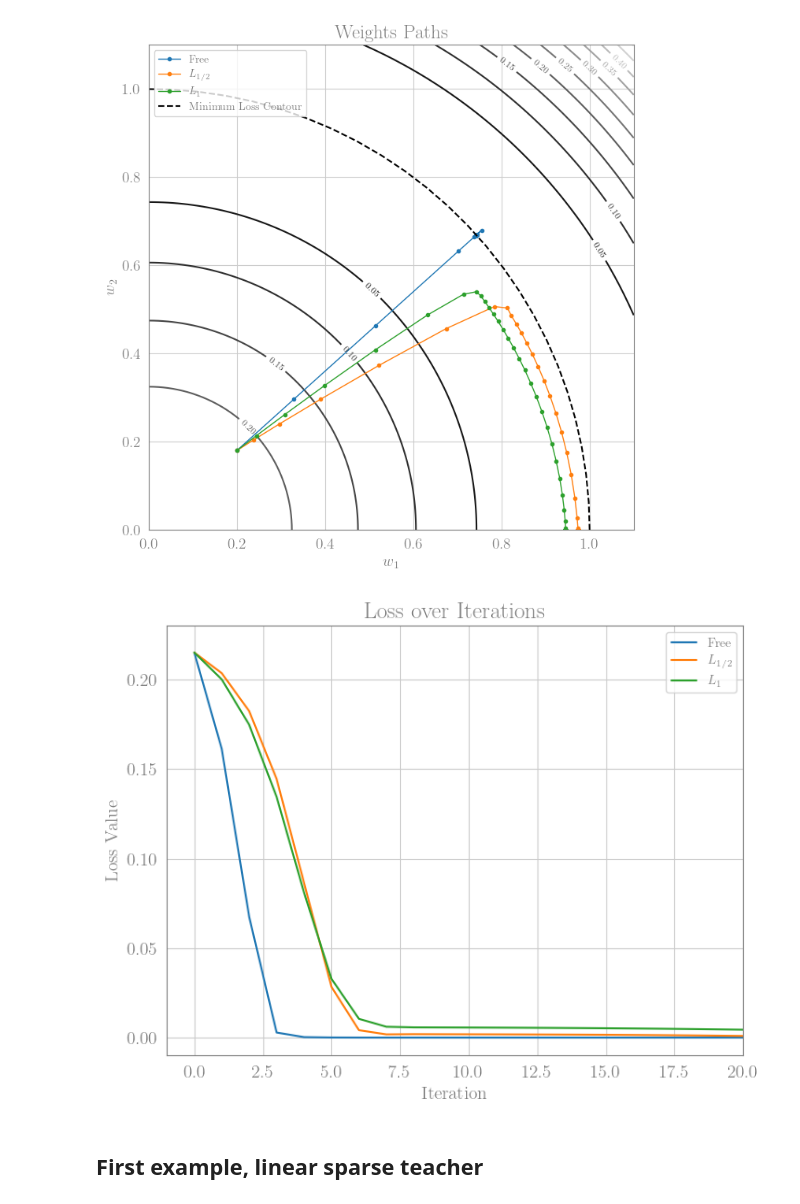
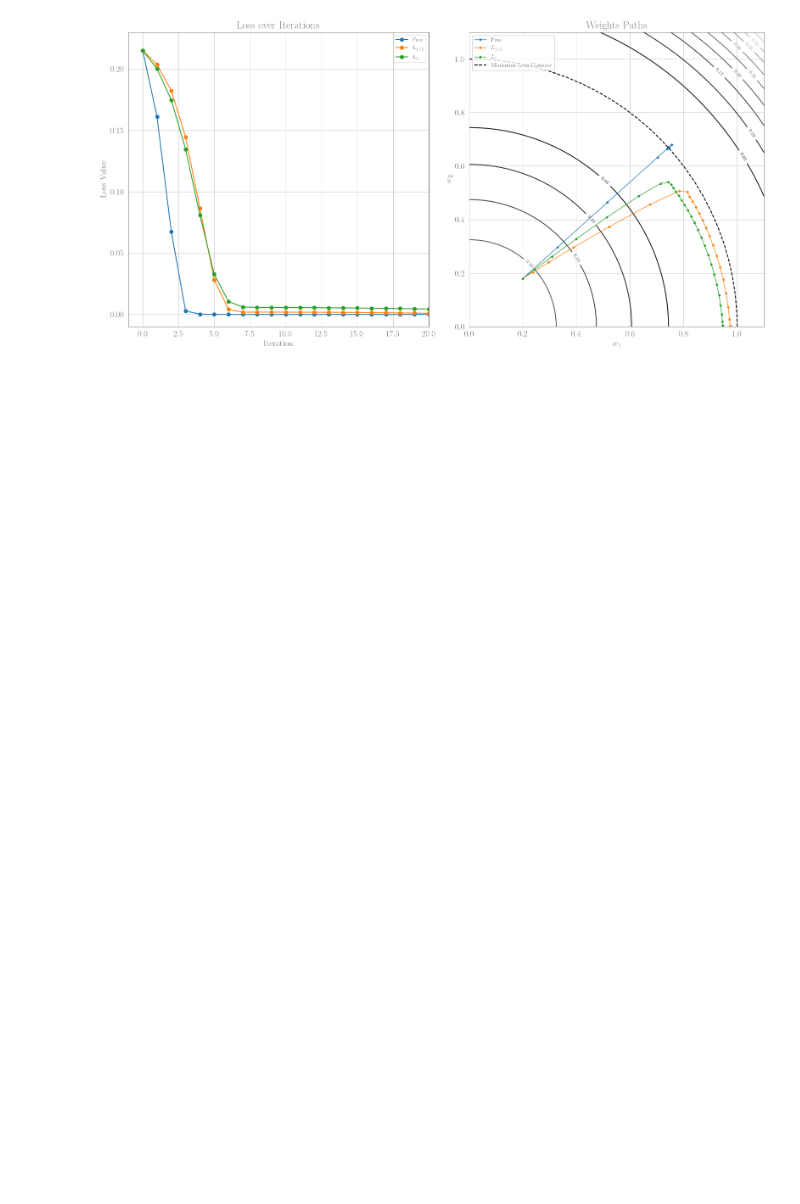
Before and after one commit to Nadav-out/Blog_related, a Jupyter notebook: PAdam.ipynb, the cells around one changed output. Cells and saved outputs as stored; diff of their text form; code cells hidden in the pictures; blank space fills up the shorter version.

Commit message:
PAdam higgs example

```diff
--- a/PAdam.ipynb
+++ b/PAdam.ipynb
@@ -52,70 +52,63 @@ for i in range(100):
     W2 = np.append(W2, [W2_update * np.abs(W2[-1])**(2 - p2) / (np.abs(W2[-1])**(2 - p2) + p2 * LR * LAM)], axis=0)
 
     W3_update = W3[-1] - LR * grad_loss(W3[-1:])[0]
     W3 = np.append(W3, [W3_update * np.abs(W3[-1])**(2 - p3) / (np.abs(W3[-1])**(2 - p3) + p3 * LR * LAM)], axis=0)
 
 
 # Calculate the loss values for plotting
 W1_loss_vals = loss(W1)
 W2_loss_vals = loss(W2)
 W3_loss_vals = loss(W3)
 
 # Function to compute the grid for the contour plot
 def compute_loss_contour_grid(x_range, y_range, resolution=100):
     x = np.linspace(*x_range, resolution)
     y = np.linspace(*y_range, resolution)
     X, Y = np.meshgrid(x, y)
     Z = 0.25 * (X**2 + Y**2 - 1)**2
     return X, Y, Z
 
 # Generate the contour plot grid
 x_range = [0, 1.1]
 y_range = [0, 1.1]
 Xc, Yc, Zc = compute_loss_contour_grid(x_range, y_range)
 
-# Plot of the weights with paths and loss contours
-fig, ax = plt.subplots(figsize=(8, 8))
+# Define the side-by-side subplot structure with a shared y-axis
+fig, (ax2, ax1) = plt.subplots(1, 2, figsize=(16, 8))
 
-# Plot the grayscale contours of the loss
-contour = ax.contour(Xc, Yc, Zc, levels=10, cmap='gray')
-ax.clabel(contour, inline=1, fontsize=8)
+# Plot the grayscale contours of the loss on the left subplot (ax1)
+contour = ax1.contour(Xc, Yc, Zc, levels=10, cmap='gray')
+ax1.clabel(contour, inline=1, fontsize=8)
+ax1.plot(W1[:, 0], W1[:, 1], 'o-', label=r'Free', markersize=3, linewidth=1)
+ax1.plot(W2[:, 0], W2[:, 1], 'o-', label=r'$L_{1/2}$', markersize=3, linewidth=1)
+ax1.plot(W3[:, 0], W3[:, 1], 'o-', label=r'$L_1$', markersize=3, linewidth=1)
+ax1.plot(x_contour, y_contour, 'k--', label=r'Minimum Loss Contour')
+ax1.set_xlim([0, 1.1])
+ax1.set_ylim([0, 1.1])
+ax1.set_aspect('equal', adjustable='box')
+ax1.set_xlabel(r'$w_1$', fontsize=14)
+ax1.set_ylabel(r'$w_2$', fontsize=14)
+ax1.legend(loc='upper left')
+ax1.set_title('Weights Paths')
 
-# Plot the optimization paths
-ax.plot(W1[:, 0], W1[:, 1], 'o-', label=r'Free', markersize=3, linewidth=1)
-ax.plot(W2[:, 0], W2[:, 1], 'o-', label=r'$L_{1/2}$', markersize=3, linewidth=1)
-ax.plot(W3[:, 0], W3[:, 1], 'o-', label=r'$L_1$', markersize=3, linewidth=1)
+# Semilogy plot for the loss values on the right subplot (ax2)
+ax2.plot(W1_loss_vals, 'o-', label=r'Free')
+ax2.plot(W2_loss_vals, 'o-', label=r'$L_{1/2}$')
+ax2.plot(W3_loss_vals, 'o-', label=r'$L_1$')
+ax2.set_xlabel('Iteration', fontsize=14)
+ax2.set_ylabel('Loss Value', fontsize=14)
+ax2.legend()
+ax2.set_ylim([-.01, 0.23])
+ax2.set_xlim([-1, 20])
+ax2.set_title('Loss over Iterations')
 
-# Plot the contour of the minimum loss
-theta = np.linspace(0, 2 * np.pi, 100)
-x_contour = np.cos(theta)
-y_contour = np.sin(theta)
-ax.plot(x_contour, y_contour, 'k--', label=r'Minimum Loss Contour')
+# Adjust layout
+plt.tight_layout()
 
-ax.set_xlim([0, 1.1])
-ax.set_ylim([0, 1.1])
-ax.set_aspect('equal', adjustable='box')
-ax.set_xlabel(r'$w_1$', fontsize=14)
-ax.set_ylabel(r'$w_2$', fontsize=14)
-ax.legend(loc='upper left')
-ax.set_title('Weights Paths')
-plt.savefig('/Users/nadavoutmezguine/Library/CloudStorage/Dropbox/Mac/Documents/Nadav-out.github.io/assets/images/higgs_weights.png', dpi=300, bbox_inches='tight', transparent=True)
+# Save the full figure
+plt.savefig('/Users/nadavoutmezguine/Library/CloudStorage/Dropbox/Mac/Documents/Nadav-out.github.io/assets/images/higgs.png', dpi=300, bbox_inches='tight', transparent=True)
+
+# Show the plot
 plt.show()
-
-# Semilogy plot for the loss values
-fig, ax = plt.subplots(figsize=(8, 6))
-ax.plot(W1_loss_vals, label=r'Free')
-ax.plot(W2_loss_vals, label=r'$L_{1/2}$')
-ax.plot(W3_loss_vals, label=r'$L_1$')
-ax.set_xlabel('Iteration', fontsize=14)
-ax.set_ylabel('Loss Value', fontsize=14)
-ax.legend()
-ax.set_ylim([-.01,0.23])
-ax.set_xlim([-1, 20])
-ax.set_title('Loss over Iterations')
-plt.savefig('/Users/nadavoutmezguine/Library/CloudStorage/Dropbox/Mac/Documents/Nadav-out.github.io/assets/images/higgs_loss.png', dpi=300, bbox_inches='tight', transparent=True)
-plt.show()
 # %% [output]
-[figure, old version]
+[figure, new version]
-[figure, removed]
-# %% [markdown]
-## First example, linear sparse teacher
```
Also changed, not shown: parts of 17 cells of this notebook.
